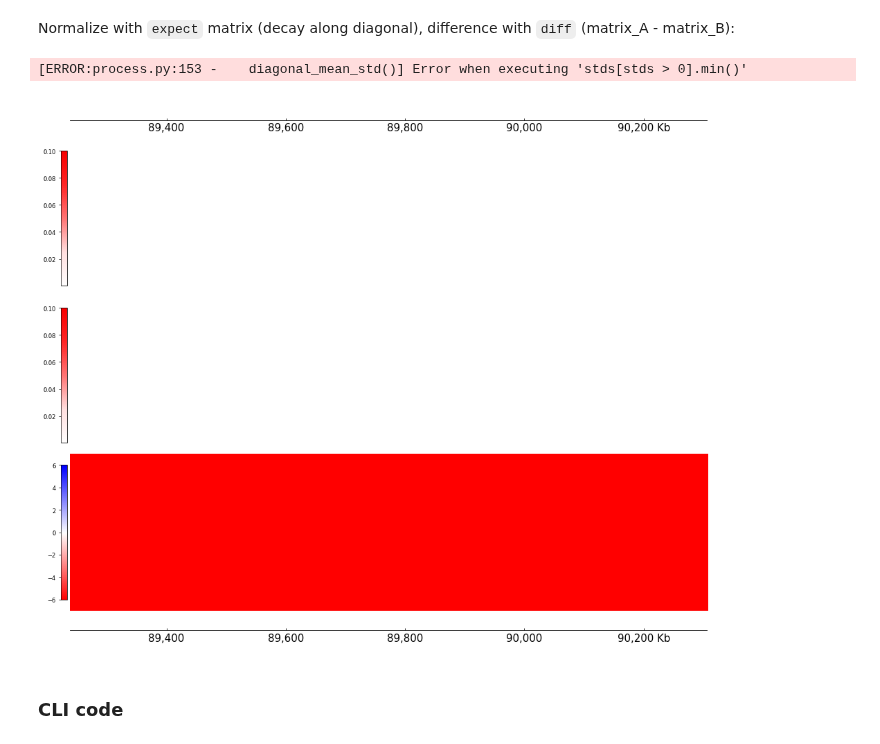
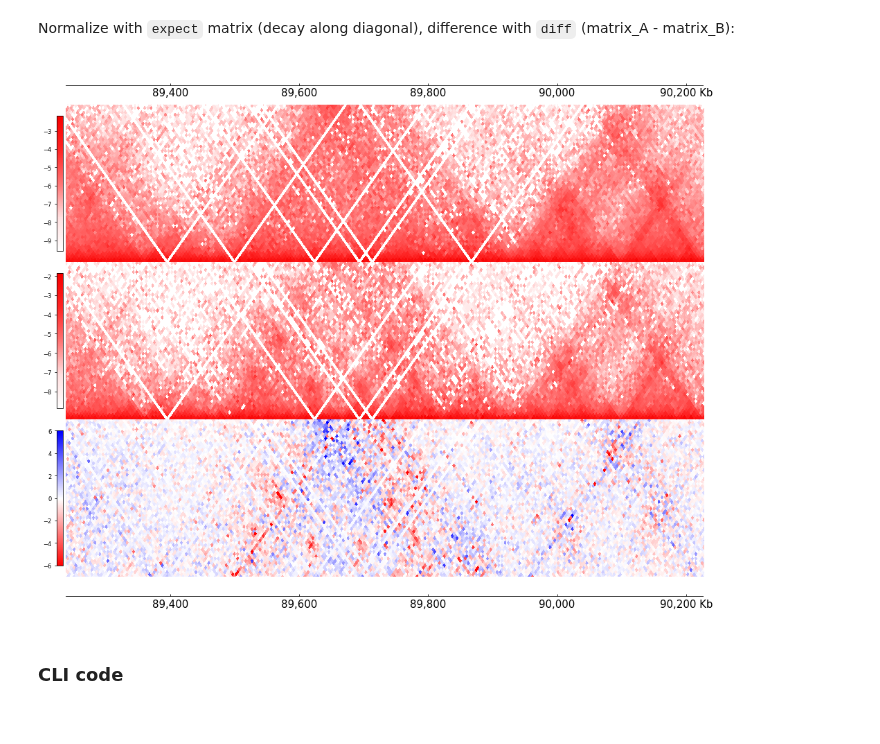
Before and after one commit to GangCaoLab/CoolBox, a Jupyter notebook: docs/source/_gallery/HiCDiff.ipynb, the cells around one changed output. Drawn from its saved outputs; the diff is of its cells as text; code cells hidden in the pictures.

```diff
--- a/docs/source/_gallery/HiCDiff.ipynb
+++ b/docs/source/_gallery/HiCDiff.ipynb
@@ -14,21 +14,20 @@ data_dir = "../../../tests/test_data/"
 cl1 = f"{data_dir}/cool_chr1_89000000_90400000_for_cmp_1.mcool"
 cl2 = f"{data_dir}/cool_chr1_89000000_90400000_for_cmp_2.mcool"
 
-region = "chr1:89237500-90307500"
+region = "chr1:89237500-90227500"
 # %% [markdown]
 Normalize with `expect` matrix (decay along diagonal), difference with `diff` (matrix_A - matrix_B):
 # %%
 frame = XAxis() + \
-    Cool(cl1) + MinValue(5e-4) + MaxValue(1e-1) + \
-    Cool(cl2) + MinValue(5e-4) + MaxValue(1e-1) + \
-    HiCDiff(cl1, cl2, normalize='expect', diff_method='diff', cmap="bwr_r", args_hic={"transform": False}) + \
-    MinValue(-6) + MaxValue(6) + \
+    Cool(cl1) + \
+    Cool(cl2) + \
+    HiCDiff(cl1, cl2, normalize='expect', diff_method='diff', cmap="bwr_r") + \
+    MinValue(-6) + MaxValue(6)  + \
     XAxis()
 frame *= Feature(depth_ratio=0.35)
 frame.plot(region)
 # %% [output]
-[ERROR:process.py:153 -    diagonal_mean_std()] Error when executing 'stds[stds > 0].min()'
-[figure, old version]
+[figure, new version]
 # %% [markdown]
 ### CLI code
 # %%
```
Also changed, not shown: parts of 1 cell of this notebook, 11 other files.
